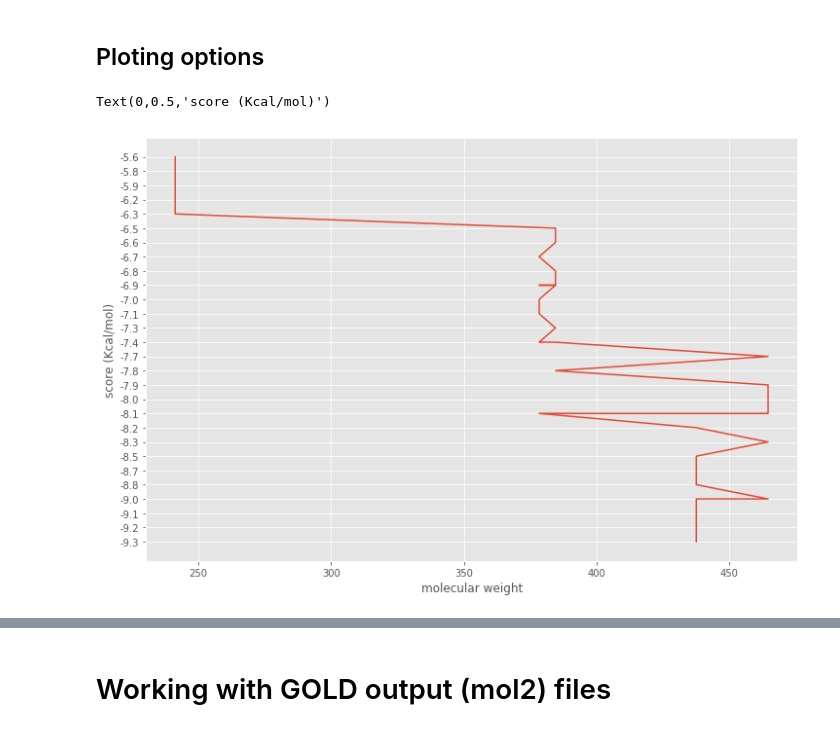
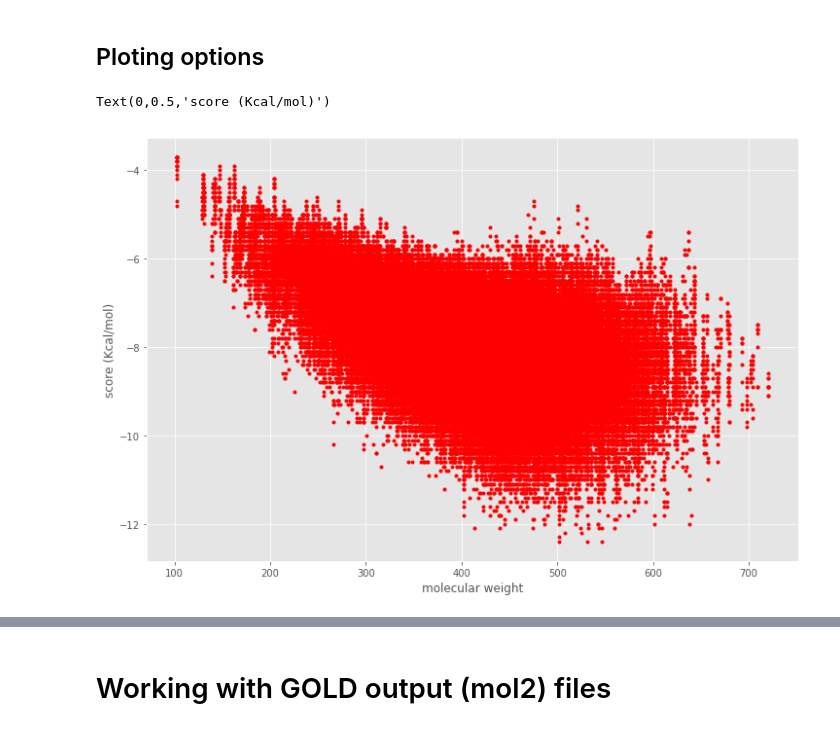
Before and after one commit to AngelRuizMoreno/Docking_analyzer_devel, a Jupyter notebook: Docking_analyzer/Notebooks/Docking_analizer.ipynb, the cells around one changed output, grey strips where cells are left out. Drawn from its saved outputs; the diff is of its cells as text; code cells hidden in the pictures.

```diff
--- a/Docking_analyzer/Notebooks/Docking_analizer.ipynb
+++ b/Docking_analyzer/Notebooks/Docking_analizer.ipynb
@@ -83,11 +93,12 @@ sort.to_csv ('sorted_scores.csv')
 # %% [markdown]
 ## Ploting options
 # %%
-plt.plot (sort['molecular weight'],sort['score'])
+
+plt.plot (list(table['molecular weight']),list(table['score']),'ro', marker='.')
 plt.xlabel('molecular weight')
 plt.ylabel ('score (Kcal/mol)')
 # %% [output]
 Text(0,0.5,'score (Kcal/mol)')
-[figure, old version]
+[figure, new version]
 # %%
 table['smiles'][0]
```
Also changed, not shown: parts of 5 cells of this notebook.
